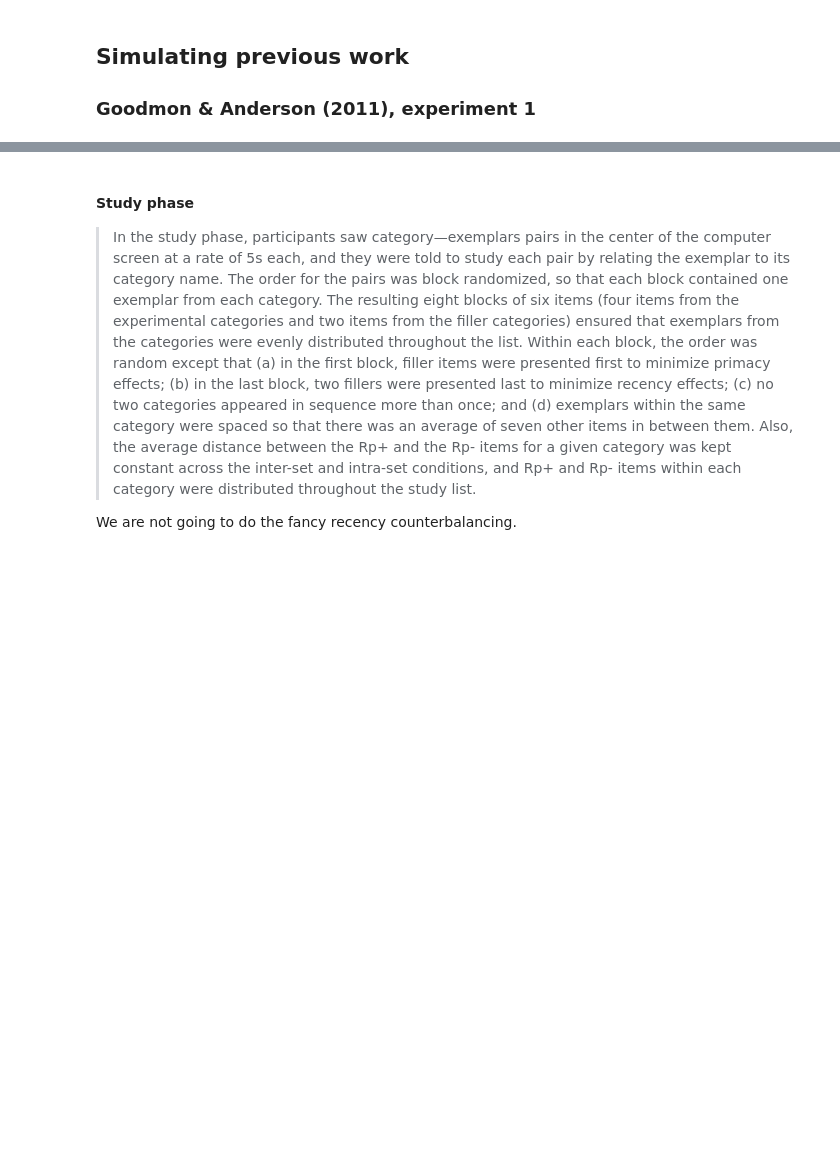
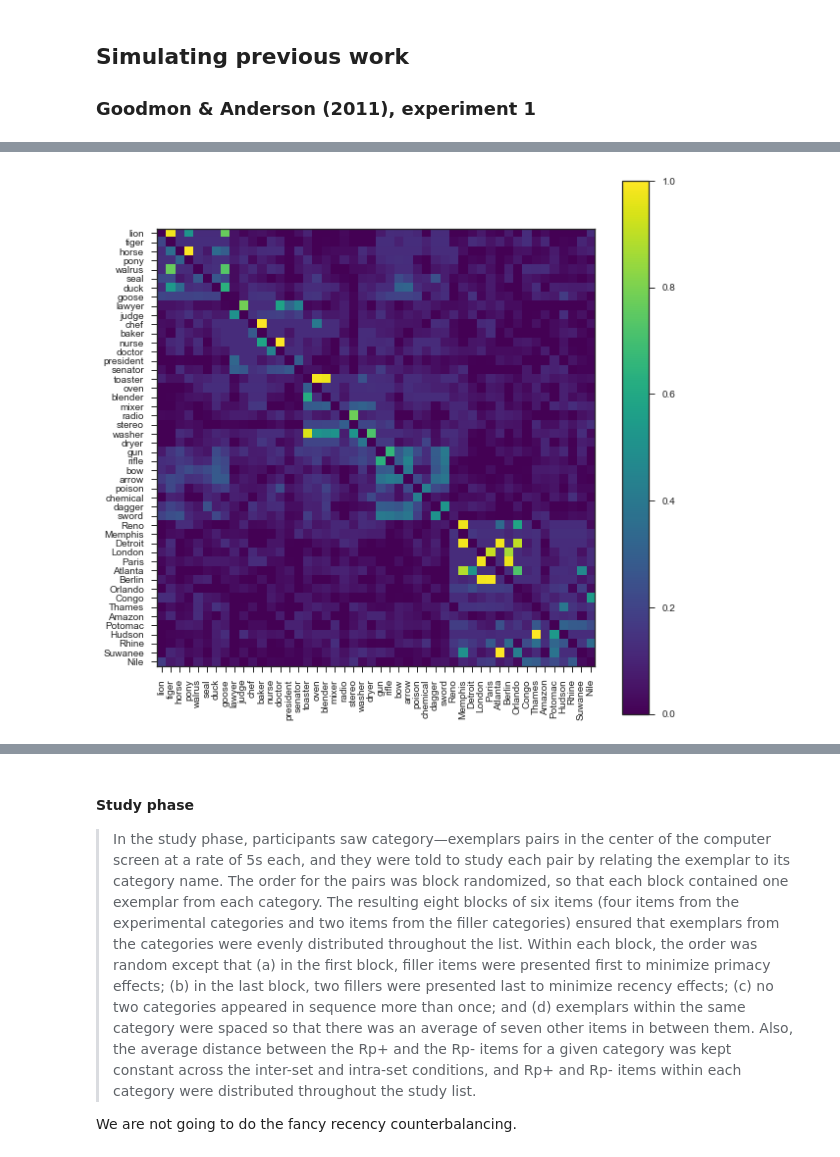
Before and after one commit to mvdoc/graphsemnet, a Jupyter notebook: notebooks/semantic_graphs_word2vec.ipynb, the cells around one changed output, grey strips where cells are left out. Drawn from its saved outputs; the diff is of its cells as text; code cells hidden in the pictures; blank space fills up the shorter version.

```diff
--- a/notebooks/semantic_graphs_word2vec.ipynb
+++ b/notebooks/semantic_graphs_word2vec.ipynb
@@ -480,6 +506,12 @@ Running
 Running
 Running
 Running
+# %%
+#for i in range(1):
+#    e_inter_0.recall('lion', debug=False)
+plot_labeled_matrix(e_inter_0.graph.adj, e_inter_0.graph.labels)
+# %% [output]
+[figure, added]
 # %%
 print(np.mean(rp_plus_inter))
 print(np.mean(rp_minus_inter))
```
Also changed, not shown: parts of 16 cells of this notebook, 1 other file.
